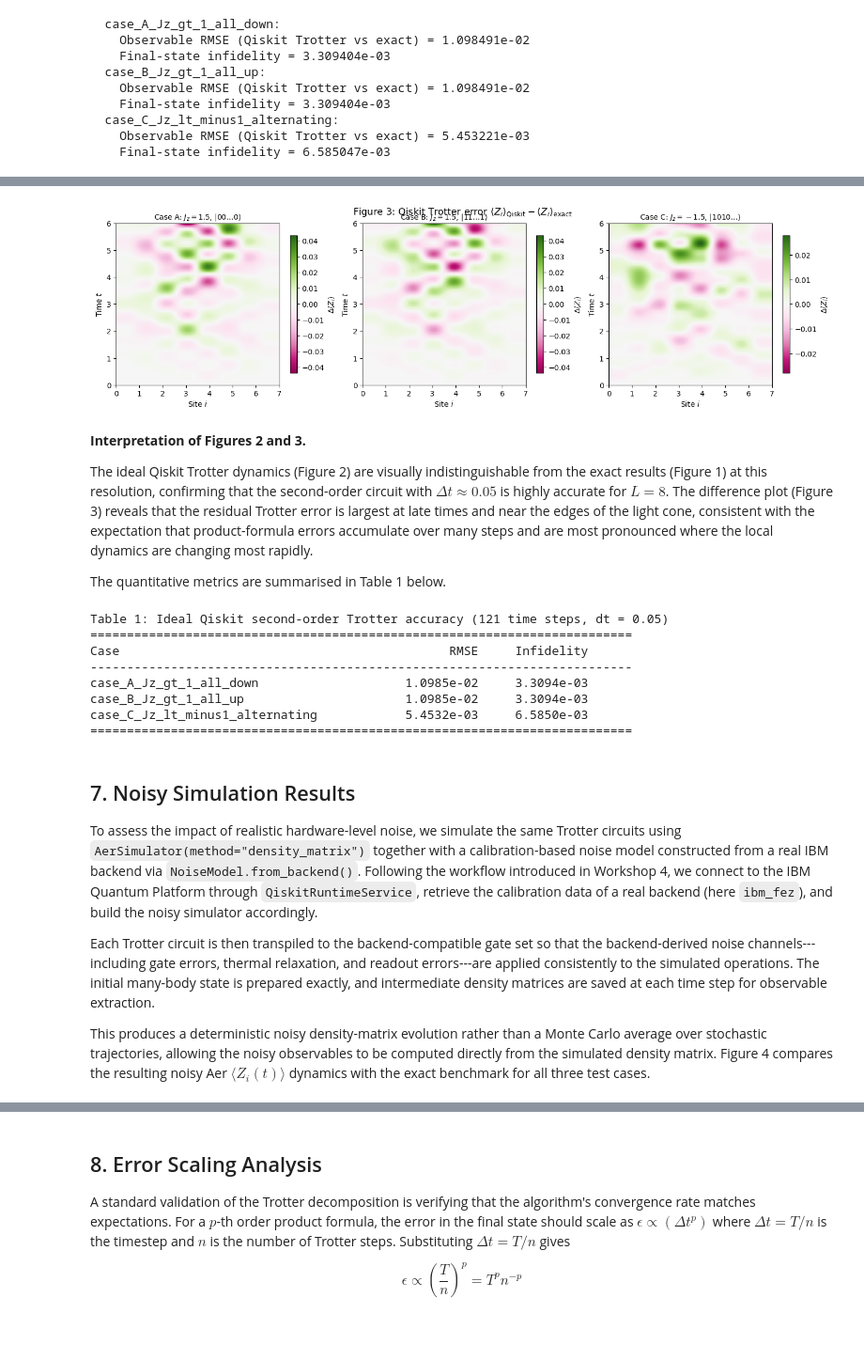
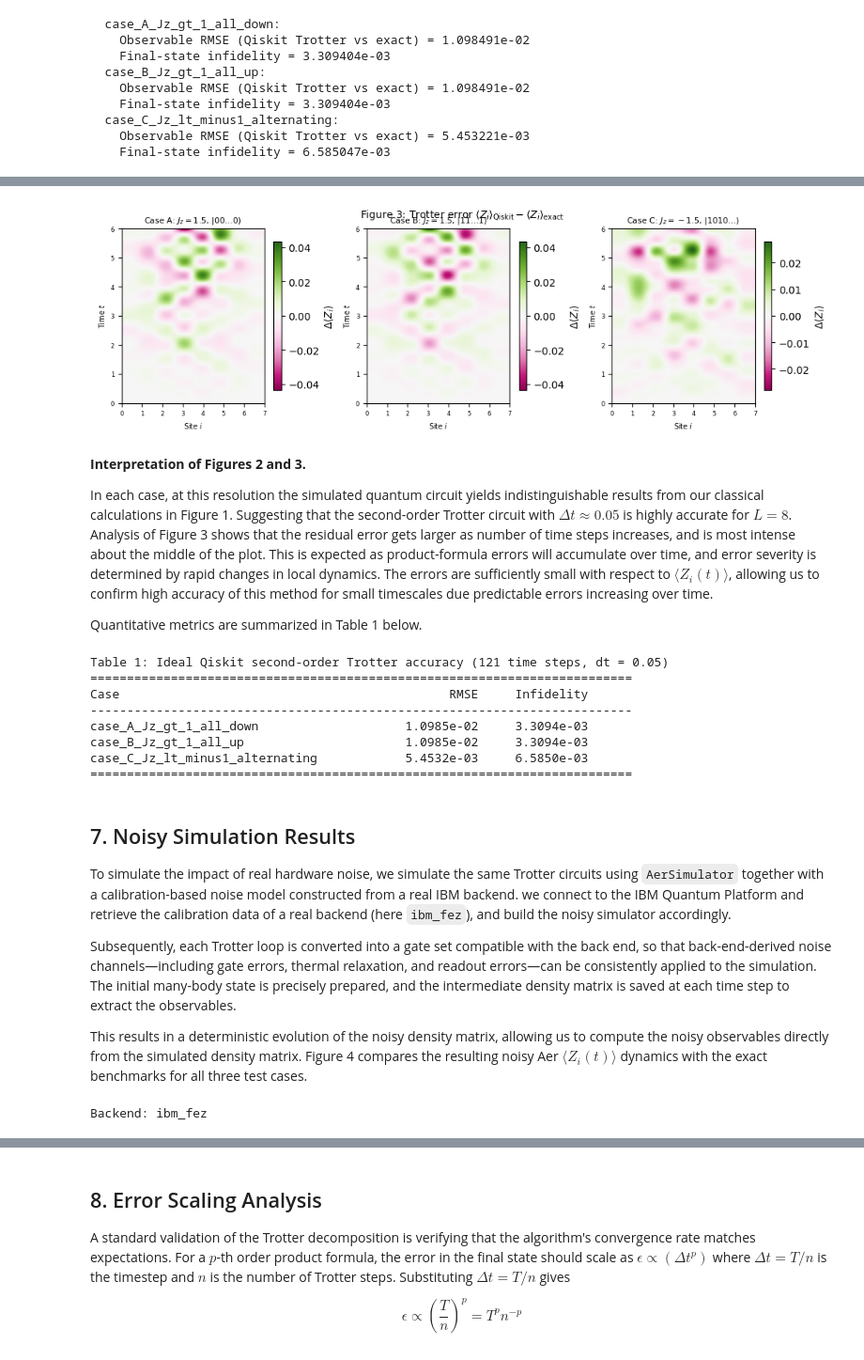
Before and after one commit to ueeseer/TimeEvolutionQuantComputing, a Jupyter notebook: final_report_with_qiskit.ipynb, the cells around one changed output, grey strips where cells are left out. Shown at 94% size. Drawn from its saved outputs; the diff is of its cells as text; code cells hidden in the pictures; blank space fills up the shorter version.

```diff
--- a/final_report_with_qiskit.ipynb
+++ b/final_report_with_qiskit.ipynb
@@ -252,34 +297,23 @@ possible for the implementation. These are:
 - **Aer density-matrix simulation** for the noisy results, avoiding shot noise and giving
   direct access to expectation values.
 # %%
-# ============================================================
-# IBM Quantum API Setup (run ONCE to save credentials locally)
-# ============================================================
-# 1. Place your downloaded API key JSON file in the same folder
-#    as this notebook, or update the path below.
-# 2. Run this cell ONCE. After that, credentials are saved to
-#    disk and QiskitRuntimeService() will auto-load them.
-# 3. You can skip / delete this cell after the first successful run.
-# ============================================================
-
+# IBM Quantum API Setup.  Place downloaded API key JSON file in the same folder
 import json
 from qiskit_ibm_runtime import QiskitRuntimeService
 
-# -- Option A: load from your downloaded JSON file --
 try:
-    with open('apikey.json') as f:
+    with open("apikey.json") as f:
         api_key = json.load(f)
     token = api_key.get("apikey") or api_key.get("token") or api_key.get("api_key")
 except FileNotFoundError:
-    # -- Option B: paste your token directly --
-    token = "PASTE_YOUR_TOKEN_HERE"
+    token = "PASTE_TOKEN_HERE"
 
 QiskitRuntimeService.save_account(
-    channel='ibm_quantum_platform',
-    instance='open-instance',
+    channel="ibm_quantum_platform",
+    instance="open-instance",
     token=token,
     overwrite=True,
     set_as_default=True,
 )
-print("API credentials saved successfully!")
+print("API credentials saved successfully")
 # %% [output]
@@ -867,35 +559,13 @@ plt.show()
 # %%
-fig, axes = plt.subplots(1, 3, figsize=(14, 3.8), constrained_layout=True)
-
-for idx, case in enumerate(cases):
-    diff = qiskit_results[case['name']]['obs'][2] - exact_results[case['name']]['obs'][2]
-    vmax = max(np.max(np.abs(diff)), 1e-12)
-    ax = axes[idx]
-    im = ax.imshow(
-        diff, origin='lower', aspect='auto',
-        vmin=-vmax, vmax=vmax, cmap='PiYG',
-        extent=[0, L - 1, times[0], times[-1]],
-    )
-    ax.set_title(case_labels[idx], fontsize=10)
-    ax.set_xlabel('Site $i$')
-    ax.set_ylabel('Time $t$')
-    fig.colorbar(im, ax=ax, shrink=0.85, label=r'$\Delta\langle Z_i\rangle$')
-
-fig.suptitle(r'Figure 3: Qiskit Trotter error $\langle Z_i\rangle_{\mathrm{Qiskit}} - \langle Z_i\rangle_{\mathrm{exact}}$', fontsize=13, y=1.02)
-plt.show()
+plot_figure3_trotter_error(qiskit_results, exact_results, cases, times)
 # %% [output]
-[figure, old version]
+[figure, new version]
 # %% [markdown]
 **Interpretation of Figures 2 and 3.**
 
-The ideal Qiskit Trotter dynamics (Figure 2) are visually indistinguishable from the exact
-results (Figure 1) at this resolution, confirming that the second-order circuit with
-$\Delta t \approx 0.05$ is highly accurate for $L = 8$. The difference plot (Figure 3)
-reveals that the residual Trotter error is largest at late times and near the edges of the
-light cone, consistent with the expectation that product-formula errors accumulate over many
-steps and are most pronounced where the local dynamics are changing most rapidly.
+In each case, at this resolution the simulated quantum circuit yields indistinguishable results from our classical calculations in Figure 1. Suggesting that the second-order Trotter circuit with $\Delta t \approx 0.05$ is highly accurate for $L = 8$.  Analysis of Figure 3 shows that the residual error gets larger as number of time steps increases, and is most intense about the middle of the plot. This is expected as product-formula errors will accumulate over time, and error severity is determined by rapid changes in local dynamics. The errors are sufficiently small with respect to $\langle Z_i(t)\rangle$, allowing us to confirm high accuracy of this method for small timescales due predictable errors increasing over time.
 
-The quantitative metrics are summarised in Table 1 below.
+Quantitative metrics are summarized in Table 1 below.
 # %%
 print('Table 1: Ideal Qiskit second-order Trotter accuracy (121 time steps, dt = 0.05)')
 print('=' * 74)
@@ -917,11 +587,21 @@ case_C_Jz_lt_minus1_alternating            5.4532e-03     6.5850e-03
 # %% [markdown]
 ## 7. Noisy Simulation Results
 
-To assess the impact of realistic hardware-level noise, we simulate the same Trotter circuits using `AerSimulator(method="density_matrix")` together with a calibration-based noise model constructed from a real IBM backend via `NoiseModel.from_backend()`. Following the workflow introduced in Workshop 4, we connect to the IBM Quantum Platform through `QiskitRuntimeService`, retrieve the calibration data of a real backend (here `ibm_fez`), and build the noisy simulator accordingly.
+To simulate the impact of real hardware noise, we simulate the same Trotter circuits using `AerSimulator` together with a calibration-based noise model constructed from a real IBM backend. we connect to the IBM Quantum Platform and retrieve the calibration data of a real backend (here `ibm_fez`), and build the noisy simulator accordingly.
 
-Each Trotter circuit is then transpiled to the backend-compatible gate set so that the backend-derived noise channels---including gate errors, thermal relaxation, and readout errors---are applied consistently to the simulated operations. The initial many-body state is prepared exactly, and intermediate density matrices are saved at each time step for observable extraction.
+Subsequently, each Trotter loop is converted into a gate set compatible with the back end, so that back-end-derived noise channels—including gate errors, thermal relaxation, and readout errors—can be consistently applied to the simulation. The initial many-body state is precisely prepared, and the intermediate density matrix is saved at each time step to extract the observables.
 
-This produces a deterministic noisy density-matrix evolution rather than a Monte Carlo average over stochastic trajectories, allowing the noisy observables to be computed directly from the simulated density matrix. Figure 4 compares the resulting noisy Aer $\langle Z_i(t)\rangle$ dynamics with the exact benchmark for all three test cases.
+This results in a deterministic evolution of the noisy density matrix, allowing us to compute the noisy observables directly from the simulated density matrix. Figure 4 compares the resulting noisy Aer $\langle Z_i(t)\rangle$ dynamics with the exact benchmarks for all three test cases.
+# %%
+# Connect to IBM Quantum and build noisy Aer simulator
+service = QiskitRuntimeService()
+real_backend = service.backend("ibm_fez")
+noise_model = NoiseModel.from_backend(real_backend)
+aer_sim = AerSimulator(noise_model=noise_model, method='density_matrix')
+
+print(f"Backend: {real_backend.name}")
+# %% [output]
+Backend: ibm_fez
 # %%
 noisy_results = {}
 
```
Also changed, not shown: parts of 24 cells of this notebook, 1 other file.
